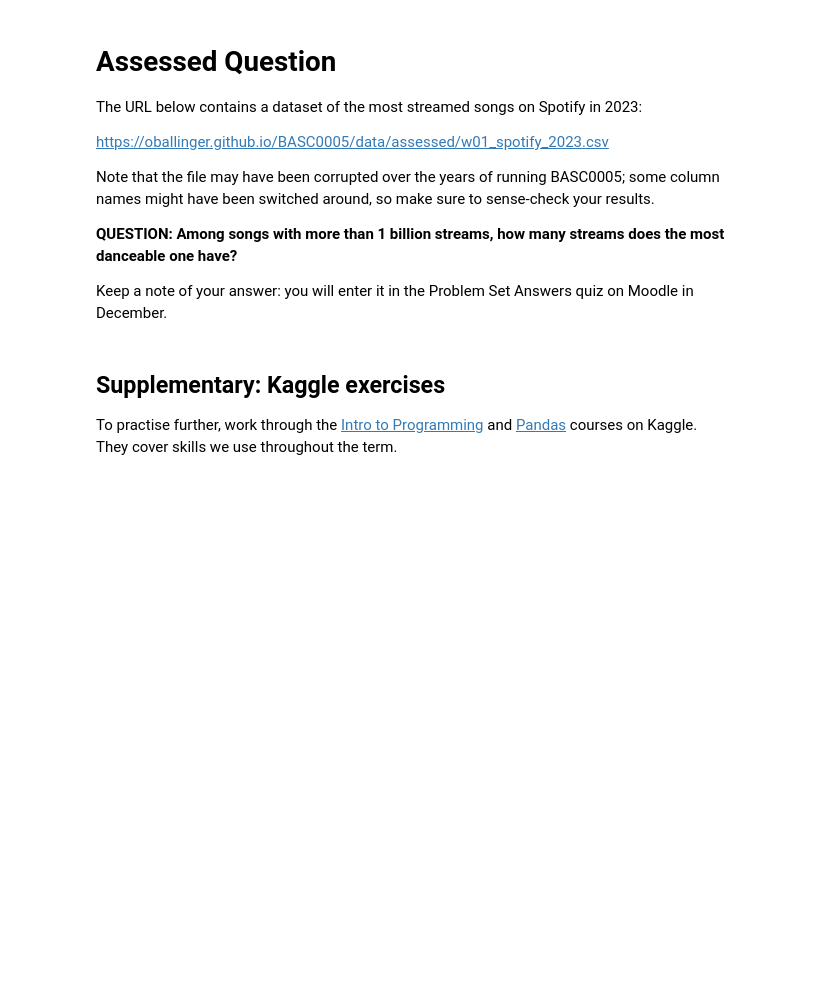
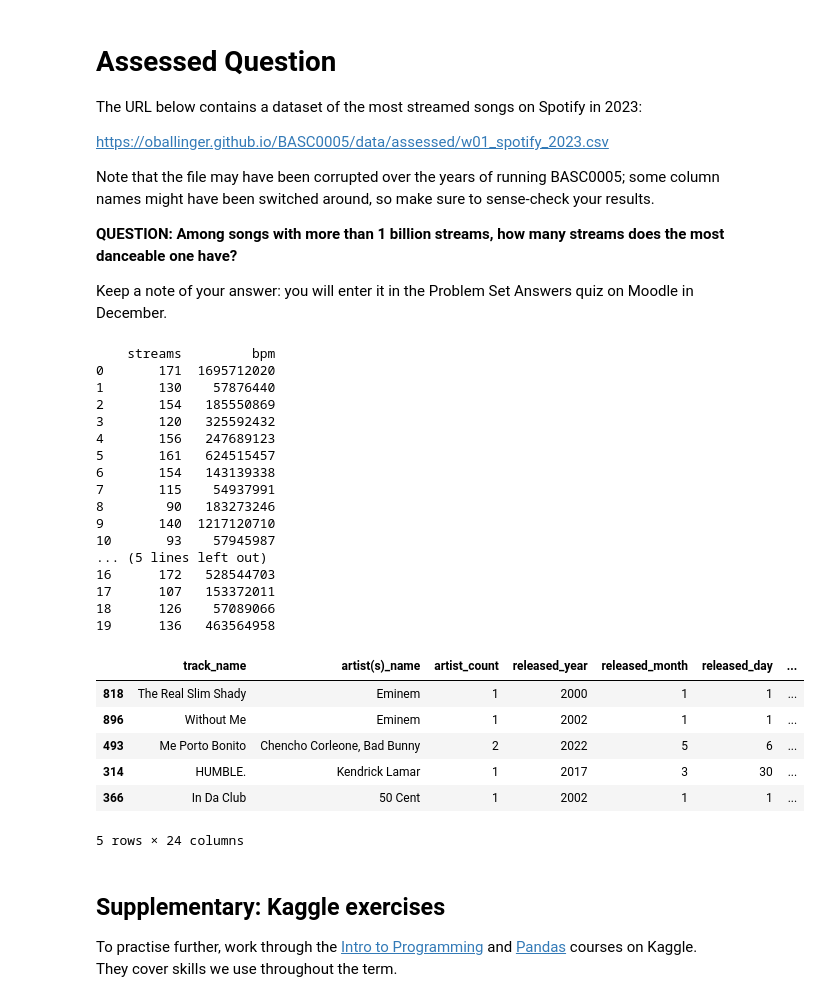
Before and after one commit to YuxinWang0823/QM2, a Jupyter notebook: notebooks/W01. Python Recap.ipynb, the cells around one changed output. Cells and saved outputs as stored; diff of their text form; code cells hidden in the pictures; blank space fills up the shorter version.

```diff
--- a/notebooks/W01. Python Recap.ipynb
+++ b/notebooks/W01. Python Recap.ipynb
@@ -297,8 +297,38 @@ Note that the file may have been corrupted over the years of running BASC0005; s
 
 Keep a note of your answer: you will enter it in the Problem Set Answers quiz on Moodle in December.
 # %%
-
+import pandas as pd
+songs = pd.read_csv("https://oballinger.github.io/BASC0005/data/assessed/w01_spotify_2023.csv")
+print(songs[["streams","bpm"]].head(20))
+#Then we found out that the columns "streams" and "bpm" seems has been swiched around.
+songs[songs["bpm"]>1000000000].sort_values("danceability_%",ascending=False).head()
+#The real "streams" columns is "bpm" columns.
 # Your code here
+# %% [output]
+    streams         bpm
+0       171  1695712020
+1       130    57876440
+2       154   185550869
+3       120   325592432
+4       156   247689123
+5       161   624515457
+6       154   143139338
+7       115    54937991
+8        90   183273246
+9       140  1217120710
+10       93    57945987
+... (5 lines left out)
+16      172   528544703
+17      107   153372011
+18      126    57089066
+19      136   463564958
+|  | track_name | artist(s)_name | artist_count | released_year | released_month | released_day | ... |
+| 818 | The Real Slim Shady | Eminem | 1 | 2000 | 1 | 1 | ... |
+| 896 | Without Me | Eminem | 1 | 2002 | 1 | 1 | ... |
+| 493 | Me Porto Bonito | Chencho Corleone, Bad Bunny | 2 | 2022 | 5 | 6 | ... |
+| 314 | HUMBLE. | Kendrick Lamar | 1 | 2017 | 3 | 30 | ... |
+| 366 | In Da Club | 50 Cent | 1 | 2002 | 1 | 1 | ... |
+5 rows × 24 columns
 # %% [markdown]
 ## Supplementary: Kaggle exercises
 
```
